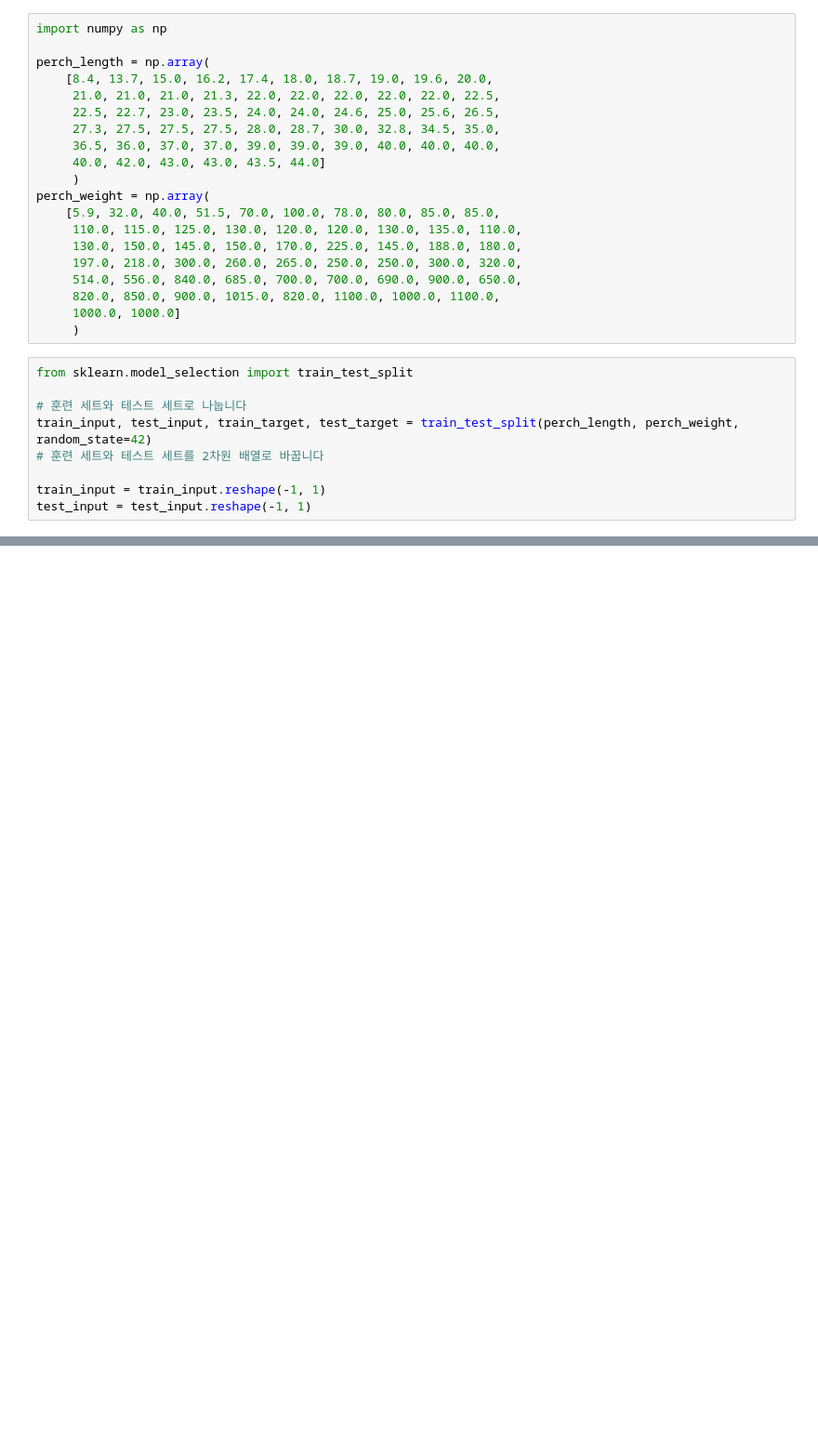
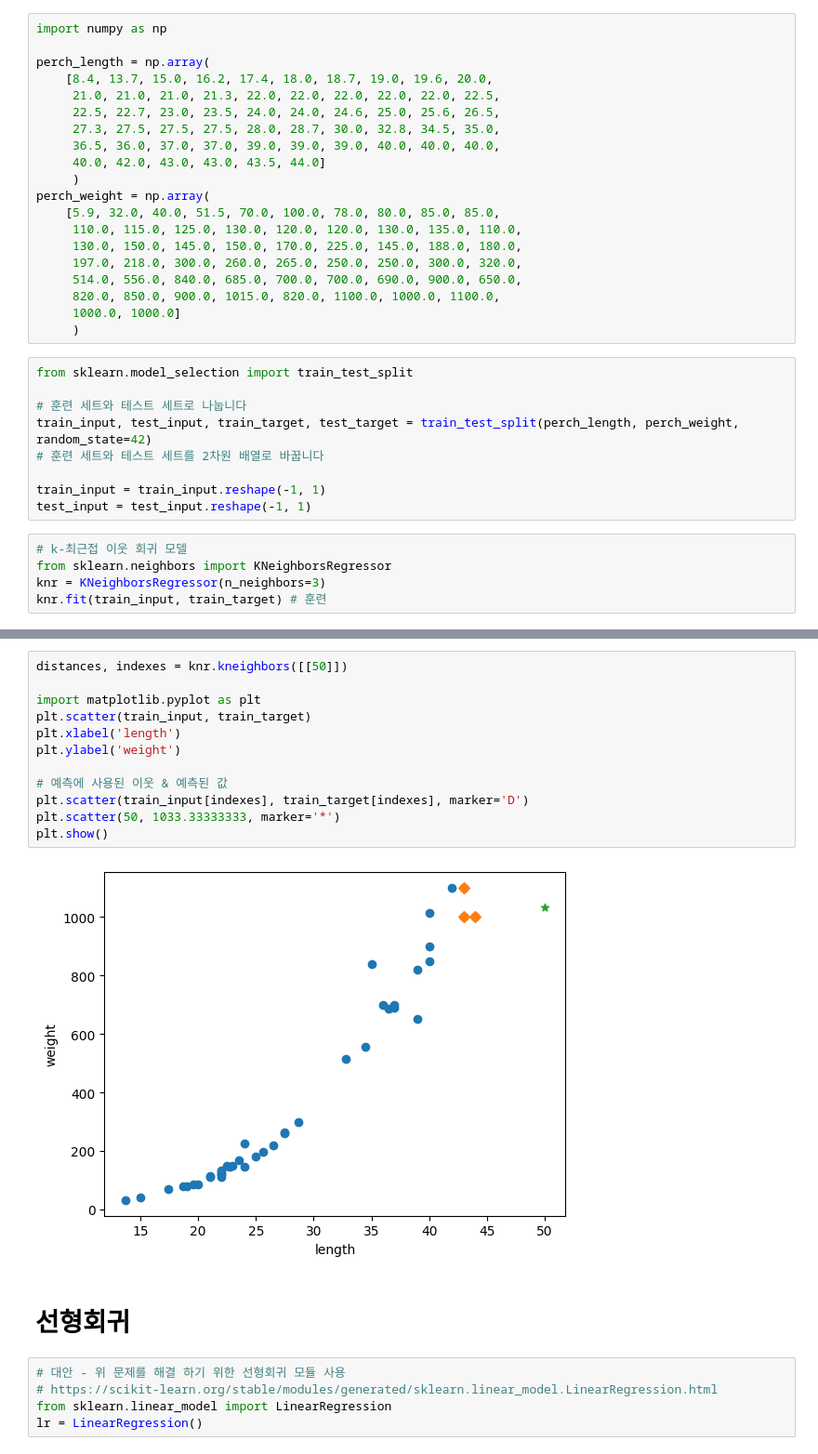
Before and after one commit to dMario24/fr, a Jupyter notebook: note/LinearRegression.ipynb, the cells around one changed output, grey strips where cells are left out. Shown: that part at 93% size. Saved outputs shown, nothing was run; the diff lists cells and outputs as text; blank space fills up the shorter version.

Commit message:
선형회귀

```diff
--- a/note/LinearRegression.ipynb
+++ b/note/LinearRegression.ipynb
@@ -29,3 +29,8 @@ train_input, test_input, train_target, test_target = train_test_split(perch_leng
 
 train_input = train_input.reshape(-1, 1)
 test_input = test_input.reshape(-1, 1)
+# %%
+# k-최근접 이웃 회귀 모델
+from sklearn.neighbors import KNeighborsRegressor
+knr = KNeighborsRegressor(n_neighbors=3)
+knr.fit(train_input, train_target) # 훈련
@@ -31,0 +51,21 @@ test_input = test_input.reshape(-1, 1)
+# %%
+distances, indexes = knr.kneighbors([[50]])
+
+import matplotlib.pyplot as plt
+plt.scatter(train_input, train_target)
+plt.xlabel('length')
+plt.ylabel('weight')
+
+# 예측에 사용된 이웃 & 예측된 값
+plt.scatter(train_input[indexes], train_target[indexes], marker='D')
+plt.scatter(50, 1033.33333333, marker='*')
+plt.show()
+# %% [output]
+[figure, added]
+# %% [markdown]
+# 선형회귀
+# %%
+# 대안 - 위 문제를 해결 하기 위한 선형회귀 모듈 사용
+# https://scikit-learn.org/stable/modules/generated/sklearn.linear_model.LinearRegression.html
+from sklearn.linear_model import LinearRegression
+lr = LinearRegression()
```
Also changed, not shown: parts of 23 cells of this notebook, 1 other file.
